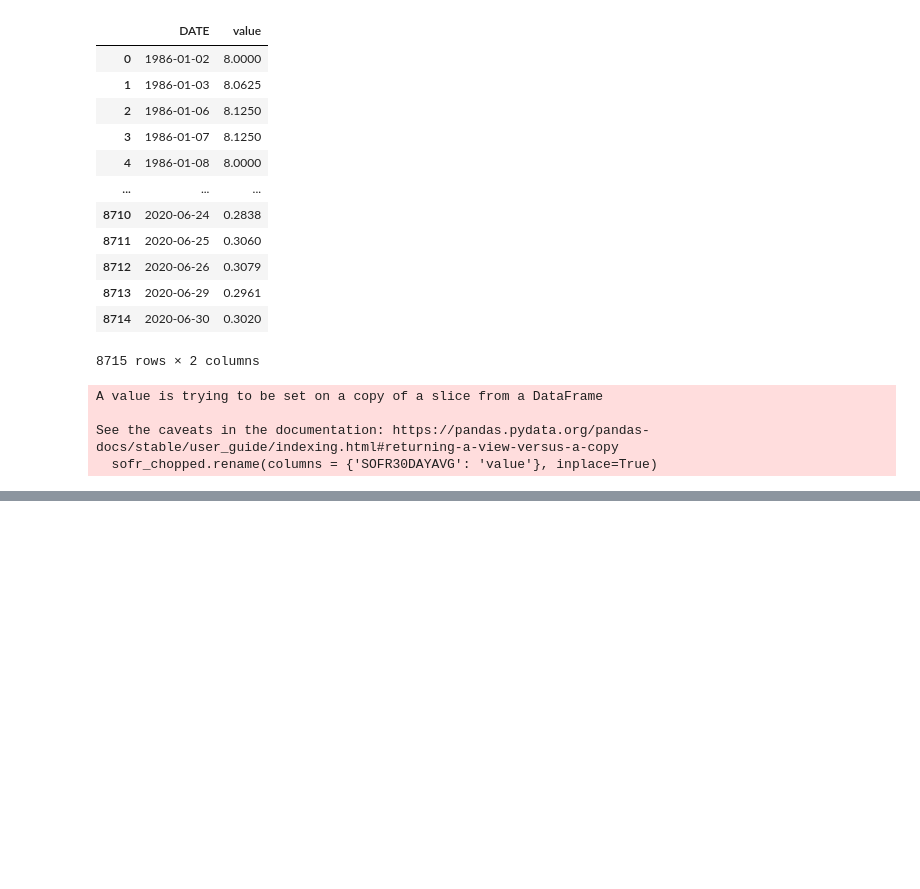
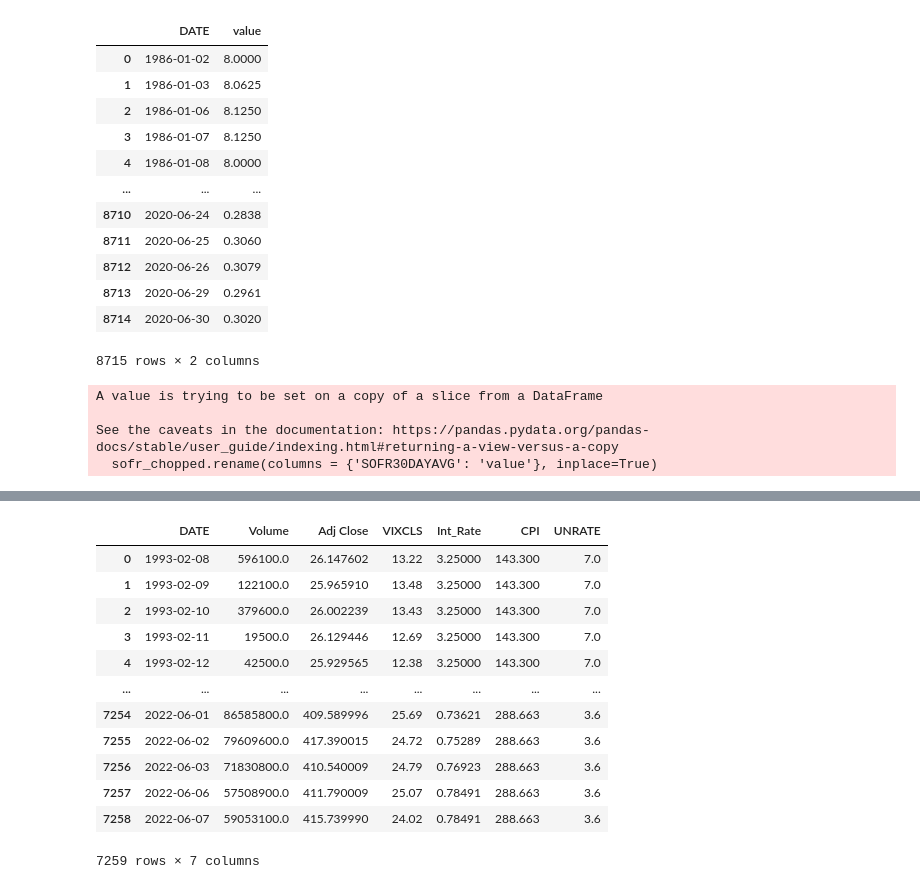
Before and after one commit to elavender1/Bayes_will_conquer_all, a Jupyter notebook: Gather_data.ipynb, the cells around one changed output, grey strips where cells are left out. Saved outputs shown, nothing was run; the diff lists cells and outputs as text; code cells hidden in the pictures; blank space fills up the shorter version.

```diff
--- a/Gather_data.ipynb
+++ b/Gather_data.ipynb
@@ -83,0 +165,16 @@ int_rate
+# %%
+bayes_df.drop(['CPIAUCSL'], axis=1)
+# %% [output]
+|  | DATE | Volume | Adj Close | VIXCLS | Int_Rate | CPI | UNRATE |
+| 0 | 1993-02-08 | 596100.0 | 26.147602 | 13.22 | 3.25000 | 143.300 | 7.0 |
+| 1 | 1993-02-09 | 122100.0 | 25.965910 | 13.48 | 3.25000 | 143.300 | 7.0 |
+| 2 | 1993-02-10 | 379600.0 | 26.002239 | 13.43 | 3.25000 | 143.300 | 7.0 |
+| 3 | 1993-02-11 | 19500.0 | 26.129446 | 12.69 | 3.25000 | 143.300 | 7.0 |
+| 4 | 1993-02-12 | 42500.0 | 25.929565 | 12.38 | 3.25000 | 143.300 | 7.0 |
+| ... | ... | ... | ... | ... | ... | ... | ... |
+| 7254 | 2022-06-01 | 86585800.0 | 409.589996 | 25.69 | 0.73621 | 288.663 | 3.6 |
+| 7255 | 2022-06-02 | 79609600.0 | 417.390015 | 24.72 | 0.75289 | 288.663 | 3.6 |
+| 7256 | 2022-06-03 | 71830800.0 | 410.540009 | 24.79 | 0.76923 | 288.663 | 3.6 |
+| 7257 | 2022-06-06 | 57508900.0 | 411.790009 | 25.07 | 0.78491 | 288.663 | 3.6 |
+| 7258 | 2022-06-07 | 59053100.0 | 415.739990 | 24.02 | 0.78491 | 288.663 | 3.6 |
+7259 rows × 7 columns
```
Also changed, not shown: parts of 20 cells of this notebook.
